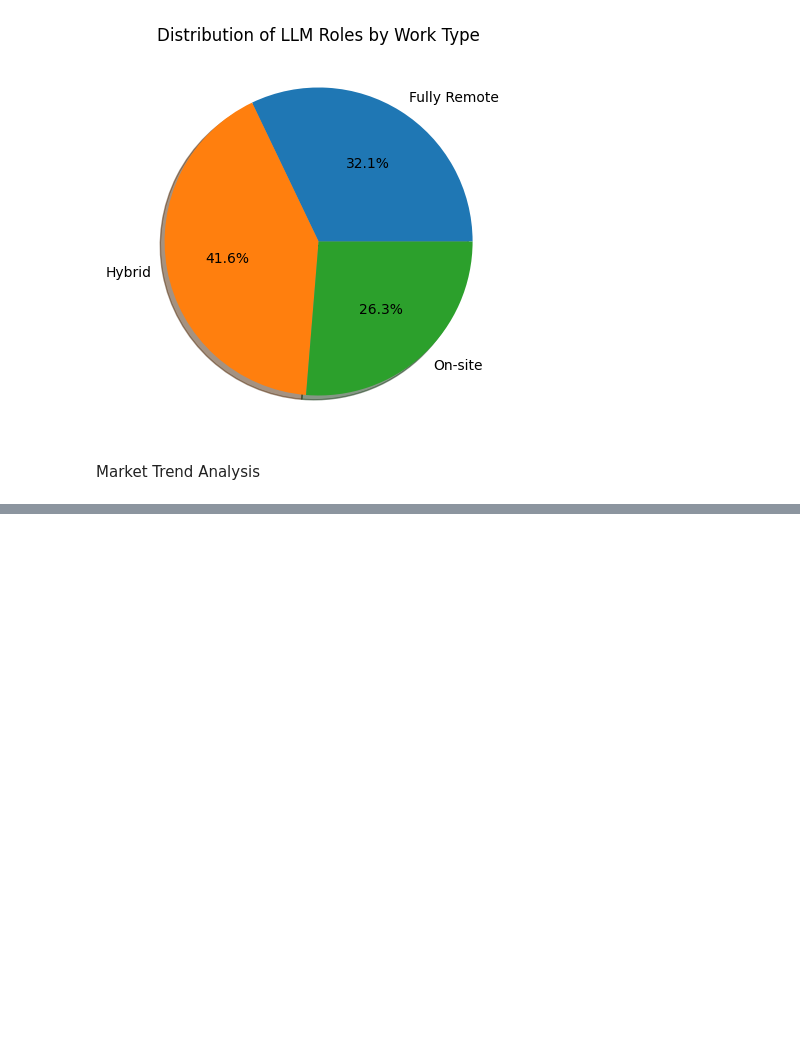
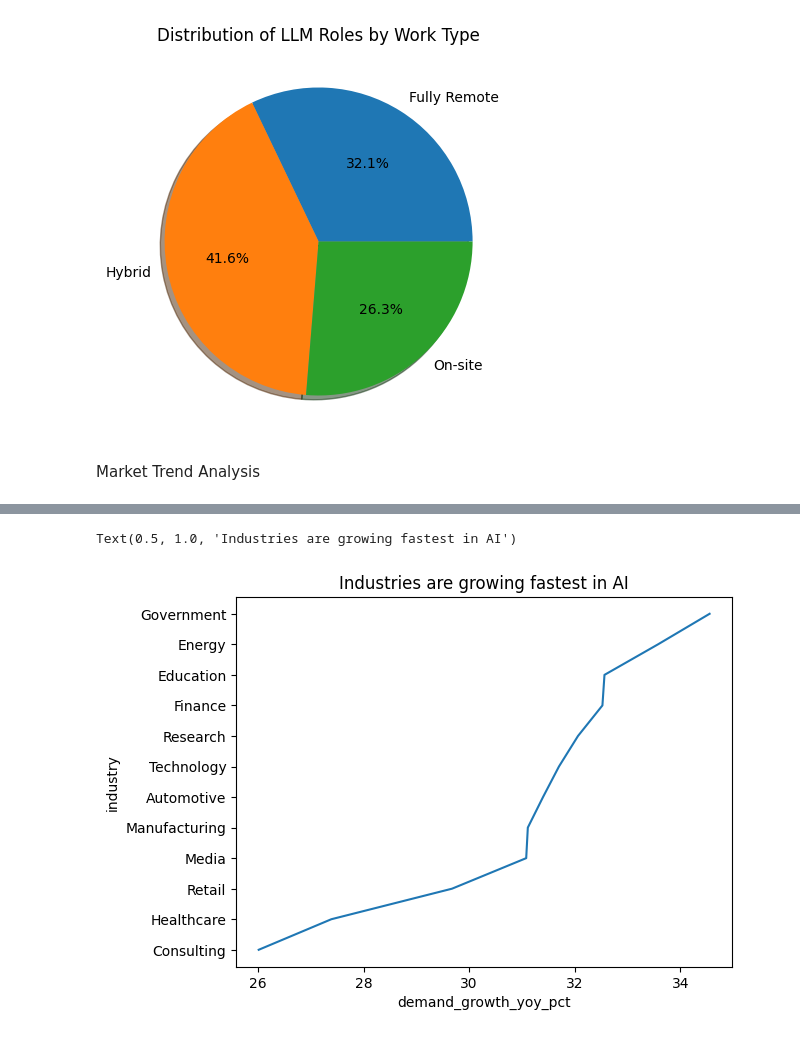
Before and after one commit to ShlokGadhave/AI-Career-Market-Insights, a Jupyter notebook: main.ipynb, the cells around one changed output, grey strips where cells are left out. Saved outputs shown, nothing was run; the diff lists cells and outputs as text; code cells hidden in the pictures; blank space fills up the shorter version.

```diff
--- a/main.ipynb
+++ b/main.ipynb
@@ -669,0 +746,4 @@ Market Trend Analysis
+# %%
+df.columns
+industry_growth=df.groupby('industry')[ 'demand_growth_yoy_pct'].mean().sort_values(ascending=False).reset_index()
+industry_growth
@@ -669,0 +764,6 @@ Market Trend Analysis
+# %%
+sns.lineplot(data=industry_growth,x='demand_growth_yoy_pct',y='industry')
+plt.title('Industries are growing fastest in AI')
+# %% [output]
+Text(0.5, 1.0, 'Industries are growing fastest in AI')
+[figure, added]
```
Also changed, not shown: parts of 14 cells of this notebook.
